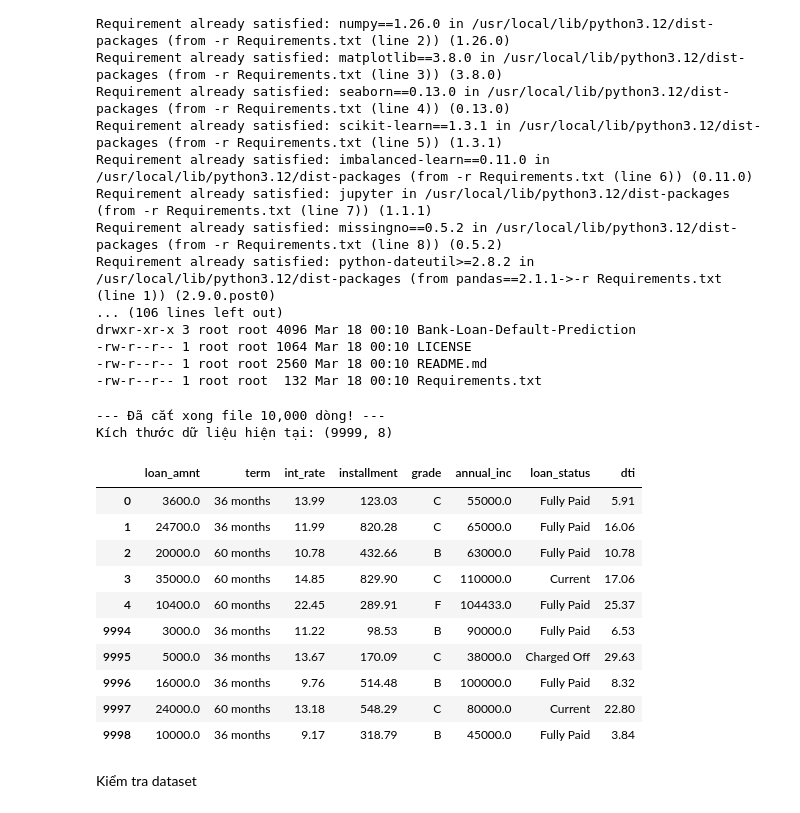
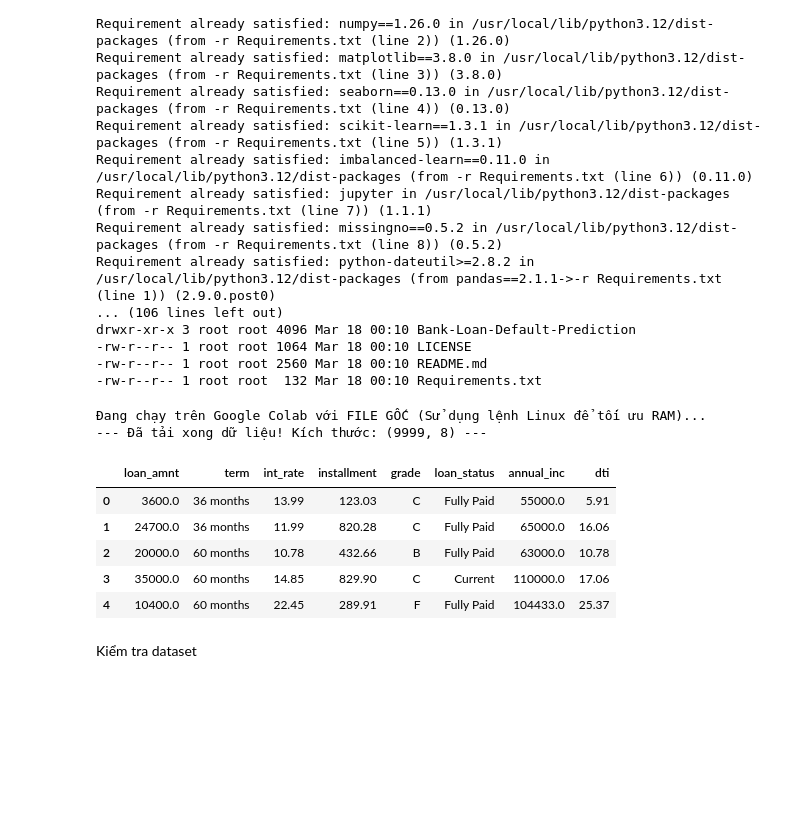
Before and after one commit to PhcPh4m/Bank-Loan-Default-Prediction, a Jupyter notebook: notebook/LendingClub_Analysis.ipynb, the cells around one changed output. Cells and saved outputs as stored; diff of their text form; code cells hidden in the pictures; blank space fills up the shorter version.

Commit message:
refactor: update data loading logic for better reproducibility

```diff
--- a/notebook/LendingClub_Analysis.ipynb
+++ b/notebook/LendingClub_Analysis.ipynb
@@ -40,44 +40,42 @@ drwxr-xr-x 3 root root 4096 Mar 18 00:10 Bank-Loan-Default-Prediction
 -rw-r--r-- 1 root root 1064 Mar 18 00:10 LICENSE
 -rw-r--r-- 1 root root 2560 Mar 18 00:10 README.md
 -rw-r--r-- 1 root root  132 Mar 18 00:10 Requirements.txt
-# %%
-import pandas as pd
-
-# 1. Đường dẫn file (Hãy đảm bảo đường dẫn này chính xác trong Drive của bạn)
-path_original = '/content/drive/My Drive/Bank_Project_data/accepted_2007_to_2018Q4.csv'
-# 2. Dùng lệnh Linux để cắt 10,000 dòng đầu tiên (bao gồm cả tiêu đề)
-# và lưu thành file 'small_data.csv' ngay tại bộ nhớ tạm của Colab.
-# Lệnh này cực nhẹ, không bao giờ gây sập RAM.
-!head -n 10000 "{path_original}" > /content/small_data.csv
-
-print("--- Đã cắt xong file 10,000 dòng! ---")
-
-# 3. Bây giờ mới dùng Pandas để đọc file 'small_data.csv' (chỉ nặng khoảng vài MB)
-import pandas as pd
-
-# Chỉ lấy các cột quan trọng để làm sạch dữ liệu ngay từ đầu
-cols_to_keep = ['loan_amnt', 'term', 'int_rate', 'installment', 'grade', 'loan_status', 'annual_inc', 'dti']
-
-df = pd.read_csv('/content/small_data.csv', usecols=cols_to_keep)
-
-print(f"Kích thước dữ liệu hiện tại: {df.shape}")
-
-# 4. Hiển thị 5 dòng đầu và 5 dòng cuối
-display(pd.concat([df.head(5), df.tail(5)]))
-# %% [output]
---- Đã cắt xong file 10,000 dòng! ---
-Kích thước dữ liệu hiện tại: (9999, 8)
-|  | loan_amnt | term | int_rate | installment | grade | annual_inc | loan_status | dti |
-| 0 | 3600.0 | 36 months | 13.99 | 123.03 | C | 55000.0 | Fully Paid | 5.91 |
-| 1 | 24700.0 | 36 months | 11.99 | 820.28 | C | 65000.0 | Fully Paid | 16.06 |
-| 2 | 20000.0 | 60 months | 10.78 | 432.66 | B | 63000.0 | Fully Paid | 10.78 |
-| 3 | 35000.0 | 60 months | 14.85 | 829.90 | C | 110000.0 | Current | 17.06 |
-| 4 | 10400.0 | 60 months | 22.45 | 289.91 | F | 104433.0 | Fully Paid | 25.37 |
-| 9994 | 3000.0 | 36 months | 11.22 | 98.53 | B | 90000.0 | Fully Paid | 6.53 |
-| 9995 | 5000.0 | 36 months | 13.67 | 170.09 | C | 38000.0 | Charged Off | 29.63 |
-| 9996 | 16000.0 | 36 months | 9.76 | 514.48 | B | 100000.0 | Fully Paid | 8.32 |
-| 9997 | 24000.0 | 60 months | 13.18 | 548.29 | C | 80000.0 | Current | 22.80 |
-| 9998 | 10000.0 | 36 months | 9.17 | 318.79 | B | 45000.0 | Fully Paid | 3.84 |
+# %%
+import pandas as pd
+import os
+
+# 1. Định nghĩa các đường dẫn
+path_original = '/content/drive/My Drive/Bank_Project_data/accepted_2007_to_2018Q4.csv'
+path_github_sample = 'data/loan_data_sample.csv' # Đường dẫn dự phòng trên GitHub
+path_local_small = '/content/small_data.csv'
+
+# 2. Logic kiểm tra và đọc dữ liệu
+if os.path.exists(path_original):
+    print("Đang chạy trên Google Colab với FILE GỐC (Sử dụng lệnh Linux để tối ưu RAM)...")
+    !head -n 10000 "{path_original}" > {path_local_small}
+    df = pd.read_csv(path_local_small)
+elif os.path.exists(path_github_sample):
+    print(f"CHẾ ĐỘ DEMO: Đang dùng file mẫu từ GitHub: {path_github_sample}")
+    df = pd.read_csv(path_github_sample)
+else:
+    print("Không tìm thấy file gốc, đang thử đọc file nhỏ tại chỗ...")
+    df = pd.read_csv('small_data.csv') # File tạo ra từ lệnh !head trước đó
+
+# 3. Chỉ giữ lại các cột cần thiết (Giữ nguyên logic của bạn)
+cols_to_keep = ['loan_amnt', 'term', 'int_rate', 'installment', 'grade', 'loan_status', 'annual_inc', 'dti']
+df = df[cols_to_keep]
+
+print(f"--- Đã tải xong dữ liệu! Kích thước: {df.shape} ---")
+display(df.head())
+# %% [output]
+Đang chạy trên Google Colab với FILE GỐC (Sử dụng lệnh Linux để tối ưu RAM)...
+--- Đã tải xong dữ liệu! Kích thước: (9999, 8) ---
+|  | loan_amnt | term | int_rate | installment | grade | loan_status | annual_inc | dti |
+| 0 | 3600.0 | 36 months | 13.99 | 123.03 | C | Fully Paid | 55000.0 | 5.91 |
+| 1 | 24700.0 | 36 months | 11.99 | 820.28 | C | Fully Paid | 65000.0 | 16.06 |
+| 2 | 20000.0 | 60 months | 10.78 | 432.66 | B | Fully Paid | 63000.0 | 10.78 |
+| 3 | 35000.0 | 60 months | 14.85 | 829.90 | C | Current | 110000.0 | 17.06 |
+| 4 | 10400.0 | 60 months | 22.45 | 289.91 | F | Fully Paid | 104433.0 | 25.37 |
 # %% [markdown]
 Kiểm tra dataset
 # %%
```
Also changed, not shown: parts of 1 cell of this notebook.
